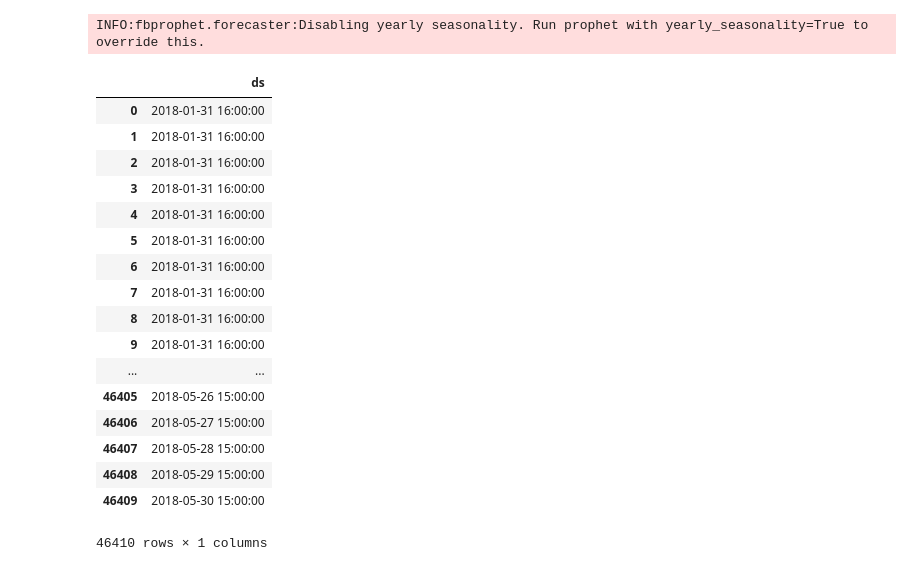
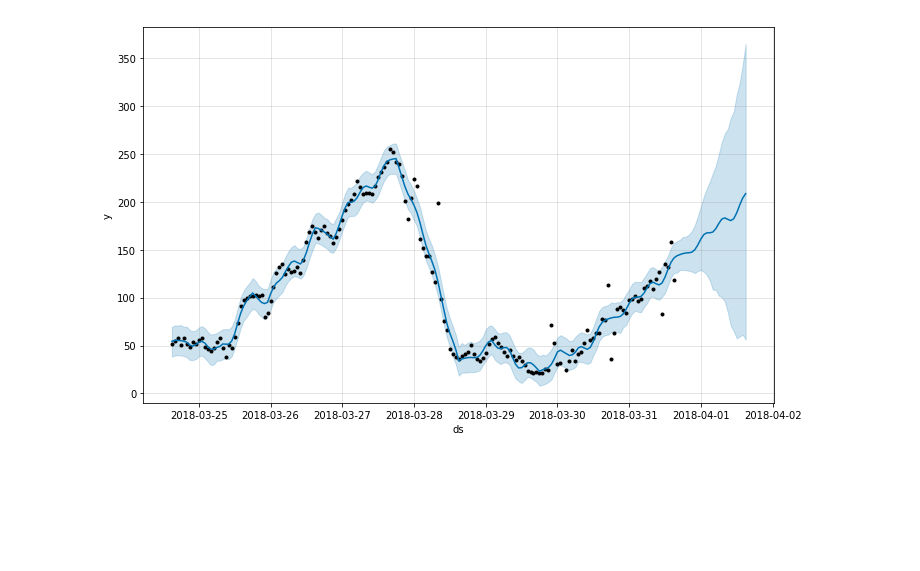
Before and after one commit to Starcutter/KDDCup2018, a Jupyter notebook: demo.ipynb, the cells around one changed output. Drawn from its saved outputs; the diff is of its cells as text; code cells hidden in the pictures; blank space fills up the shorter version.

```diff
--- a/demo.ipynb
+++ b/demo.ipynb
@@ -13,27 +19,0 @@ pm25_df = pm25_df.dropna()
-# %%
-m = Prophet()
-m.fit(pm25_df);
-# %% [output]
-INFO:fbprophet.forecaster:Disabling yearly seasonality. Run prophet with yearly_seasonality=True to override this.
-# %%
-future = m.make_future_dataframe(periods=60)
-future
-# %% [output]
-|  | ds |
-| 0 | 2018-01-31 16:00:00 |
-| 1 | 2018-01-31 16:00:00 |
-| 2 | 2018-01-31 16:00:00 |
-| 3 | 2018-01-31 16:00:00 |
-| 4 | 2018-01-31 16:00:00 |
-| 5 | 2018-01-31 16:00:00 |
-| 6 | 2018-01-31 16:00:00 |
-| 7 | 2018-01-31 16:00:00 |
-| 8 | 2018-01-31 16:00:00 |
-| 9 | 2018-01-31 16:00:00 |
-| ... | ... |
-| 46405 | 2018-05-26 15:00:00 |
-| 46406 | 2018-05-27 15:00:00 |
-| 46407 | 2018-05-28 15:00:00 |
-| 46408 | 2018-05-29 15:00:00 |
-| 46409 | 2018-05-30 15:00:00 |
-46410 rows × 1 columns
@@ -45 +20,15 @@ res_df = res_df[res_df.ds >= '2018-03-15']
+# %%
+# pm25_df['cap'] = 500 # uncomment if growth='logistic'
+m = Prophet(#growth='logistic', # default: linear
+            yearly_seasonality=False, weekly_seasonality=False, daily_seasonality='auto',
+            #seasonality_prior_scale=0.1, # no use if all seasonality set to False
+            changepoint_prior_scale=10) # important argument! Try changing it and then have a look at the figure
+m.fit(pm25_df[-24*7:])
+future = m.make_future_dataframe(periods=24, freq='H')
+# future['cap'] = 500 # uncomment if growth='logistic'
+forecast = m.predict(future)
+m.plot(forecast)
+res_df = forecast[['ds', 'yhat', 'yhat_lower', 'yhat_upper']]
+# %% [output]
+[figure, added]
 # %%
```
Also changed, not shown: parts of 11 cells of this notebook.
